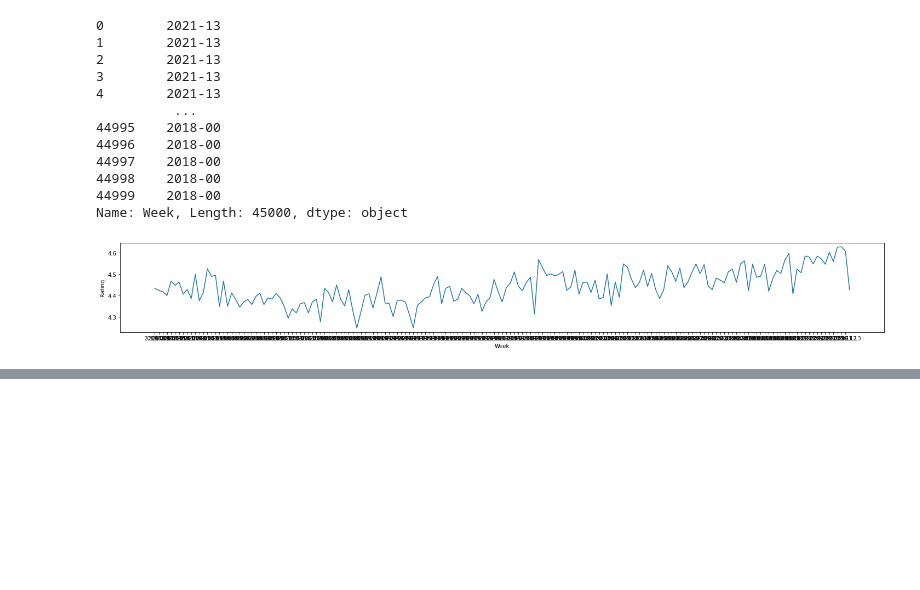
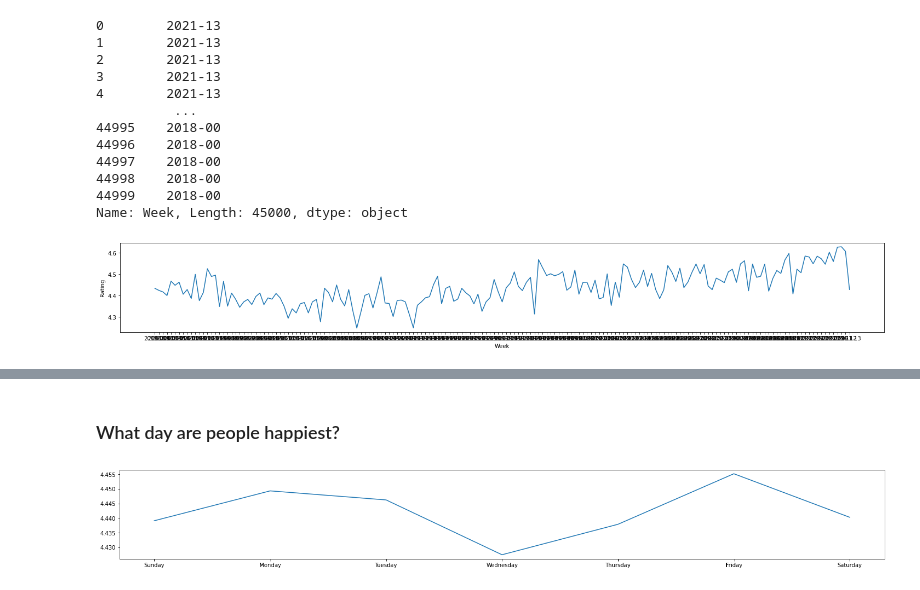
Before and after one commit to anthonygcarannante/Python-Applications-Visualizations, a Jupyter notebook: Aggregation_Plotting.ipynb, the cells around one changed output, grey strips where cells are left out. Saved outputs shown, nothing was run; the diff lists cells and outputs as text; code cells hidden in the pictures; blank space fills up the shorter version.

```diff
--- a/Aggregation_Plotting.ipynb
+++ b/Aggregation_Plotting.ipynb
@@ -65,0 +137,16 @@ plt.show()
+# %% [markdown]
+### What day are people happiest?
+# %%
+data['Weekday'] = data['Timestamp'].dt.strftime('%A')
+data['Daynumber'] = data['Timestamp'].dt.strftime('%w')
+
+weekday_average = data.groupby(['Weekday', 'Daynumber']).mean()
+weekday_average = weekday_average.sort_values('Daynumber')
+
+weekday_average.index.get_level_values(0)
+plt.figure(figsize=(1
+                5,3))
+plt.plot(weekday_average.index.get_level_values(0), weekday_average['Rating'])
+plt.show()
+# %% [output]
+[figure, added]
```
Also changed, not shown: parts of 8 cells of this notebook.
